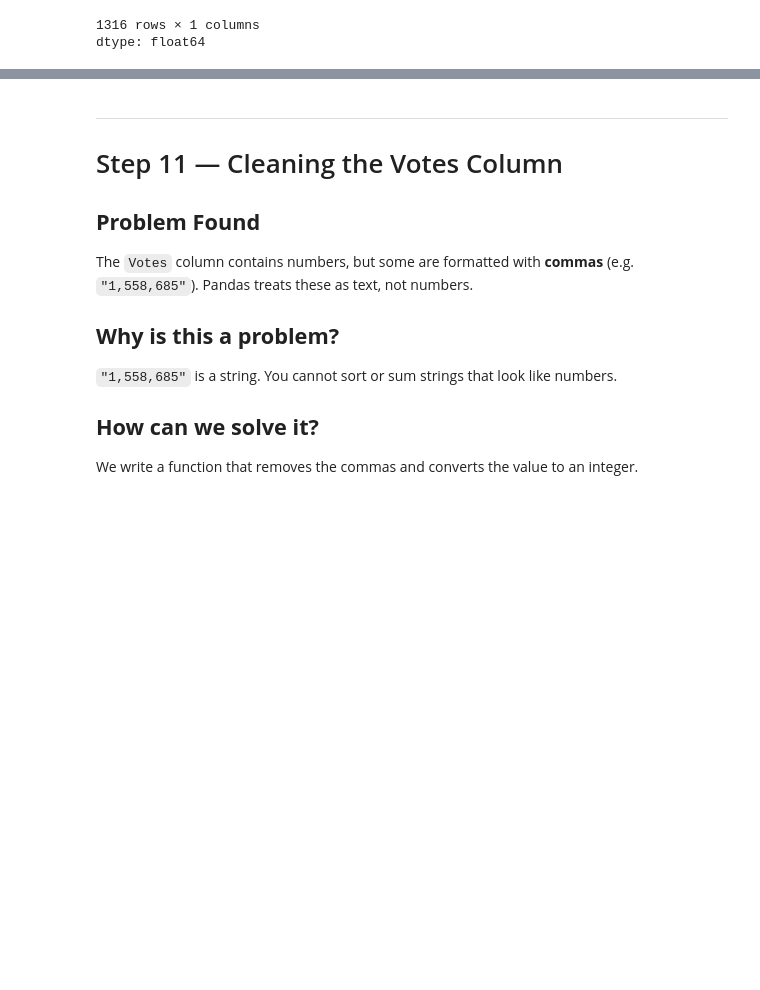
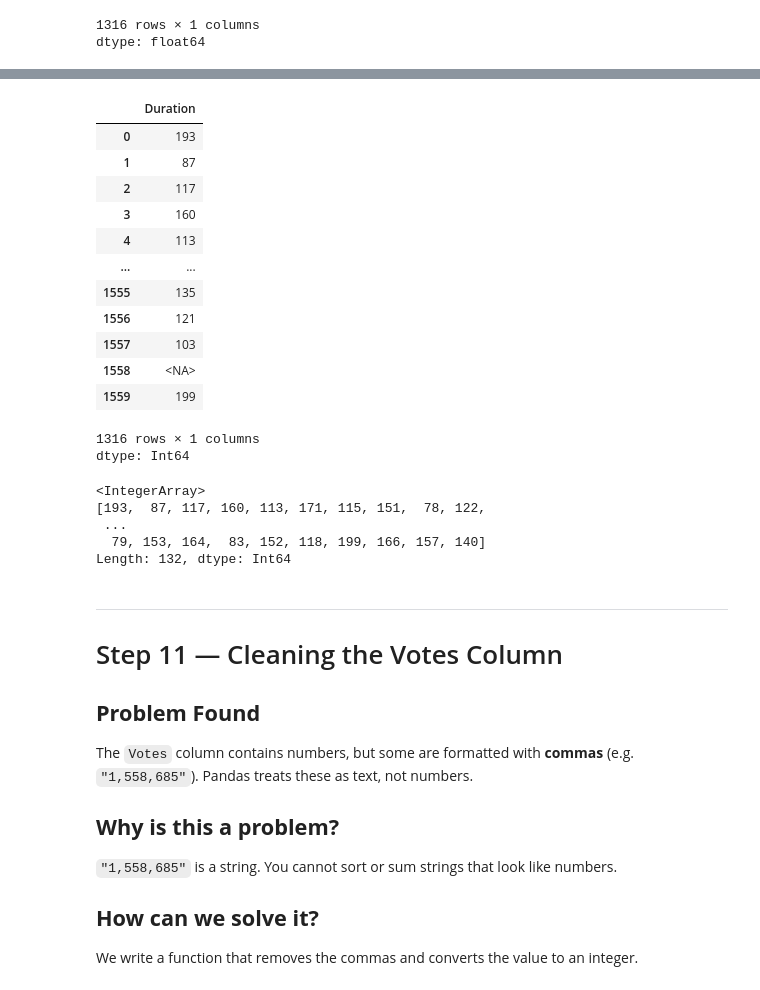
Before and after one commit to suyogy1-bot/Numpy, a Jupyter notebook: Class_notes/netflix_cleaning.ipynb, the cells around one changed output, grey strips where cells are left out. Cells and saved outputs as stored; diff of their text form; code cells hidden in the pictures; blank space fills up the shorter version.

```diff
--- a/Class_notes/netflix_cleaning.ipynb
+++ b/Class_notes/netflix_cleaning.ipynb
@@ -713,3 +787,28 @@ df
+# %%
+df['Duration']
+# %% [output]
+|  | Duration |
+| 0 | 193 |
+| 1 | 87 |
+| 2 | 117 |
+| 3 | 160 |
+| 4 | 113 |
+| ... | ... |
+| 1555 | 135 |
+| 1556 | 121 |
+| 1557 | 103 |
+| 1558 | <NA> |
+| 1559 | 199 |
+1316 rows × 1 columns
+dtype: Int64
+# %%
+df['Duration'].unique()
+# %% [output]
+<IntegerArray>
+[193,  87, 117, 160, 113, 171, 115, 151,  78, 122,
+ ...
+  79, 153, 164,  83, 152, 118, 199, 166, 157, 140]
+Length: 132, dtype: Int64
 # %% [markdown]
 ---
 # Step 11 — Cleaning the Votes Column
```
Also changed, not shown: parts of 17 cells of this notebook.
